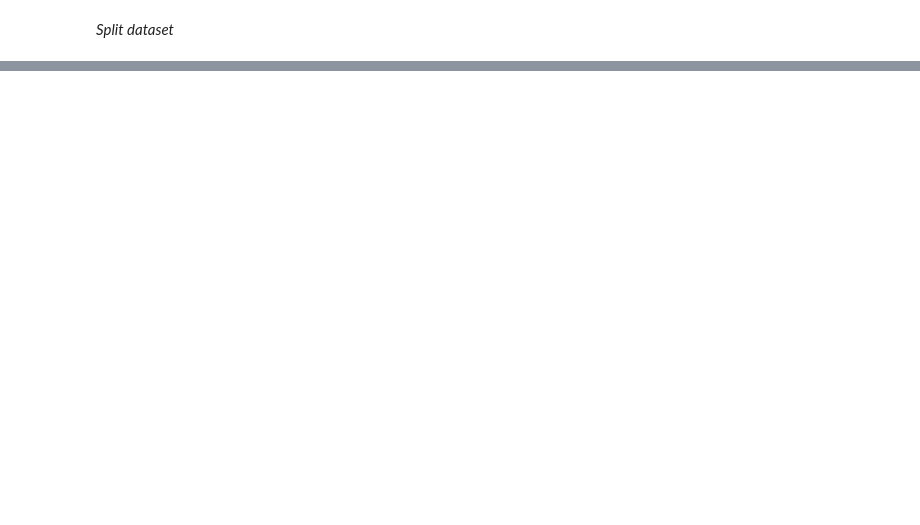
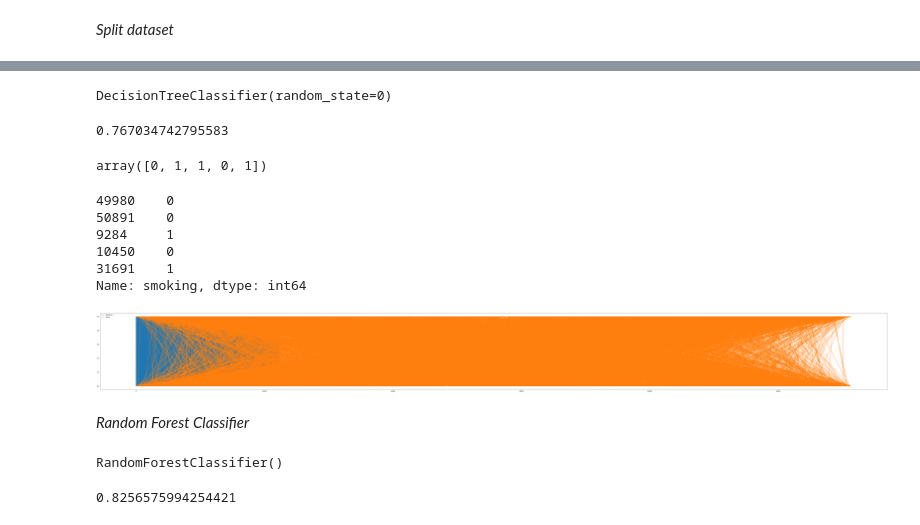
Before and after one commit to NiroginiJanstin/ML_Assignment2_IT18412994_IT18218336_IT18216592, a Jupyter notebook: Smoking_Status_Prediction_Model.ipynb, the cells around one changed output, grey strips where cells are left out. Saved outputs shown, nothing was run; the diff lists cells and outputs as text; code cells hidden in the pictures; blank space fills up the shorter version.

Commit message:
Random forest , Decision tree models code implementation

```diff
--- a/Smoking_Status_Prediction_Model.ipynb
+++ b/Smoking_Status_Prediction_Model.ipynb
@@ -161,2 +195,6 @@ plt.show()
 # %% [markdown]
 *Split dataset*
+# %%
+#split the dataset
+X = data.iloc[:, :-1]
+y = data.iloc[:,-1]
@@ -162,0 +234,4 @@ plt.show()
+# %%
+from sklearn.model_selection import train_test_split
+
+X_train, X_test, y_train, y_test = train_test_split(X, y, test_size=0.2)
@@ -164,0 +258,40 @@ plt.show()
+# %%
+from sklearn.tree import DecisionTreeClassifier
+
+decision_tree_classifier = DecisionTreeClassifier(random_state=0)
+# %%
+decision_tree_classifier.fit(X_train, y_train)
+# %% [output]
+DecisionTreeClassifier(random_state=0)
+# %%
+#Check the accuracy
+score_decision_tree = decision_tree_classifier.score(X_test, y_test)
+# %% [output]
+0.767034742795583
+# %%
+#making prediction
+decision_tree_classifier.predict(X_test[108:113])
+# %% [output]
+array([0, 1, 1, 0, 1])
+# %%
+y_test[108:113]
+# %% [output]
+49980    0
+50891    0
+9284     1
+10450    0
+31691    1
+Name: smoking, dtype: int64
+# %%
+#predicted and actual value representaion
+predict = decision_tree_classifier.predict(X_test)
+import matplotlib.pyplot as plt
+plt.rcParams["figure.figsize"] = (100,10)
+plt.plot(predict,label='prediction')
+plt.plot(y_test,label='actual')
+plt.legend(loc="upper left")
+plt.show()
+# %% [output]
+[figure, added]
+# %% [markdown]
+*Random Forest Classifier*
@@ -164,0 +302,8 @@ plt.show()
+# %%
+random_forest_classfier.fit(X_train, y_train)
+# %% [output]
+RandomForestClassifier()
+# %%
+score_random_forest = random_forest_classfier.score(X_test,y_test)
+# %% [output]
+0.8256575994254421
```
Also changed, not shown: parts of 23 cells of this notebook.
